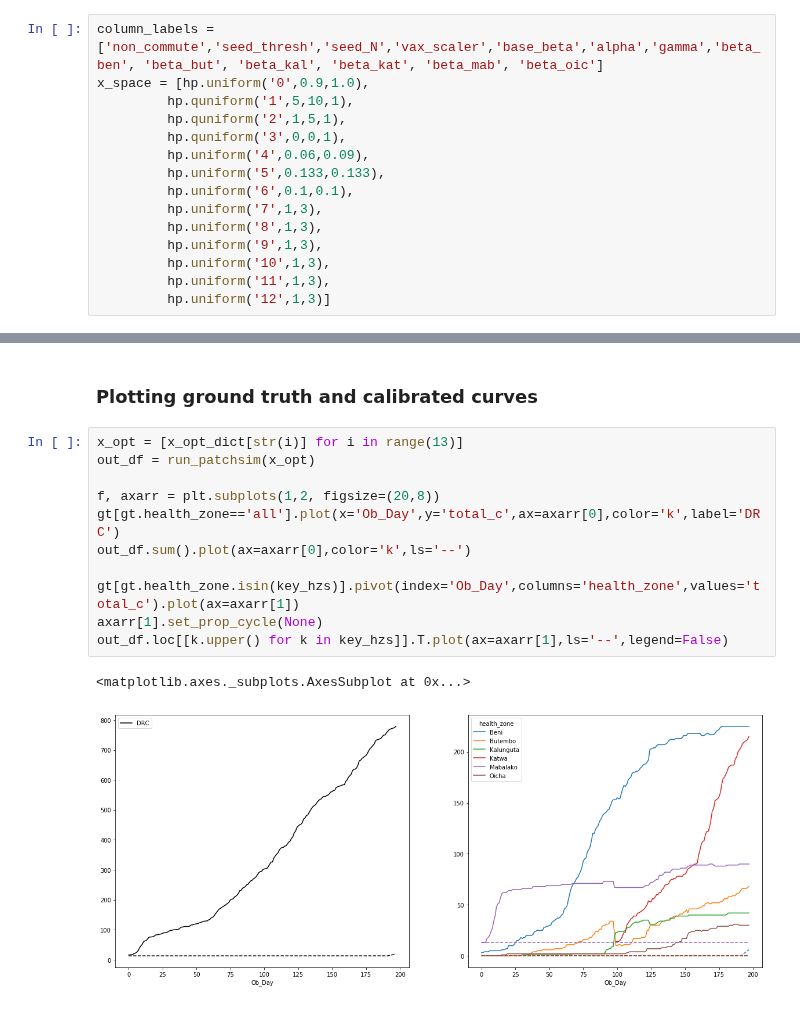
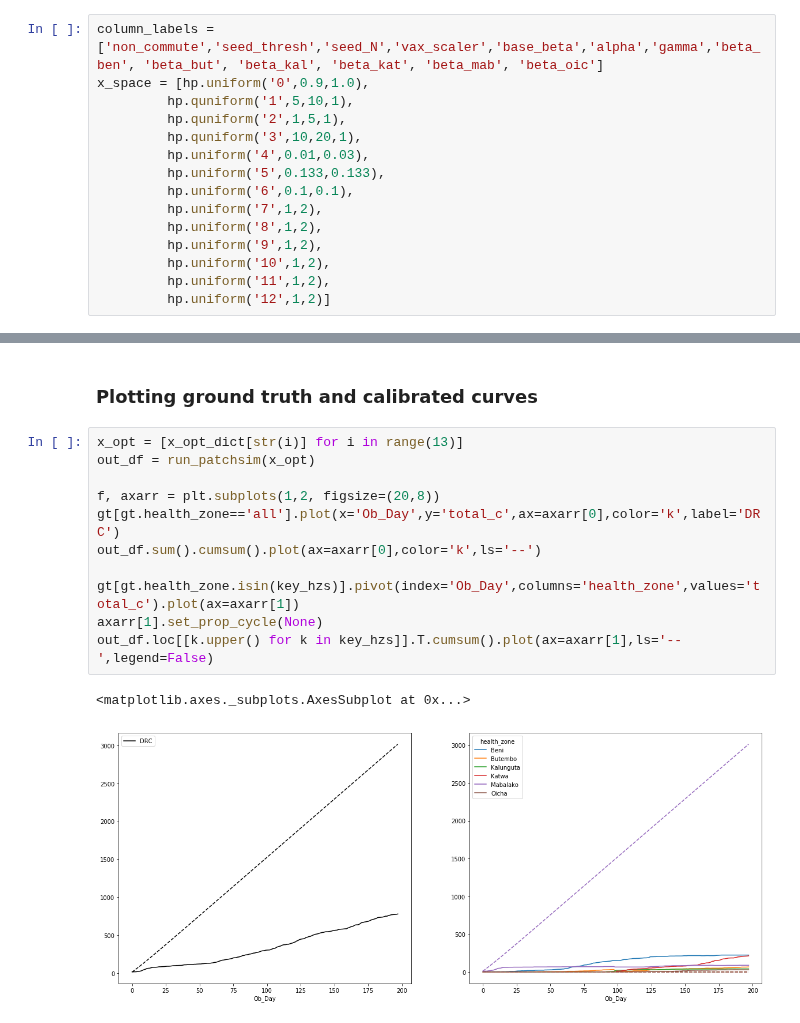
Before and after one commit to NSSAC/DRC_Ebola_2018, a Jupyter notebook: notebooks/calib_vax.ipynb, the cells around one changed output, grey strips where cells are left out. Cells and saved outputs as stored; diff of their text form.

```diff
--- a/notebooks/calibration.ipynb
+++ b/notebooks/calib_vax.ipynb
@@ -166,16 +166,16 @@ column_labels = ['non_commute','seed_thresh','seed_N','vax_scaler','base_beta','
 x_space = [hp.uniform('0',0.9,1.0),
          hp.quniform('1',5,10,1),
          hp.quniform('2',1,5,1),
-         hp.quniform('3',0,0,1),
-         hp.uniform('4',0.06,0.09),
+         hp.quniform('3',10,20,1),
+         hp.uniform('4',0.01,0.03),
          hp.uniform('5',0.133,0.133),
          hp.uniform('6',0.1,0.1),
-         hp.uniform('7',1,3),
-         hp.uniform('8',1,3),
-         hp.uniform('9',1,3),
-         hp.uniform('10',1,3),
-         hp.uniform('11',1,3),
-         hp.uniform('12',1,3)]
+         hp.uniform('7',1,2),
+         hp.uniform('8',1,2),
+         hp.uniform('9',1,2),
+         hp.uniform('10',1,2),
+         hp.uniform('11',1,2),
+         hp.uniform('12',1,2)]
 # %%
 trials = Trials()
 eval_batch = 100
@@ -194,14 +194,14 @@ pbar.close()
 # %%
 x_opt = [x_opt_dict[str(i)] for i in range(13)]
 out_df = run_patchsim(x_opt)
 
 f, axarr = plt.subplots(1,2, figsize=(20,8))
 gt[gt.health_zone=='all'].plot(x='Ob_Day',y='total_c',ax=axarr[0],color='k',label='DRC')
-out_df.sum().plot(ax=axarr[0],color='k',ls='--')
+out_df.sum().cumsum().plot(ax=axarr[0],color='k',ls='--')
 
 gt[gt.health_zone.isin(key_hzs)].pivot(index='Ob_Day',columns='health_zone',values='total_c').plot(ax=axarr[1])
 axarr[1].set_prop_cycle(None)
-out_df.loc[[k.upper() for k in key_hzs]].T.plot(ax=axarr[1],ls='--',legend=False)
+out_df.loc[[k.upper() for k in key_hzs]].T.cumsum().plot(ax=axarr[1],ls='--',legend=False)
 # %% [output]
 <matplotlib.axes._subplots.AxesSubplot at 0x...>
-[figure, old version]
+[figure, new version]
```
Also changed, not shown: 9 other files.
